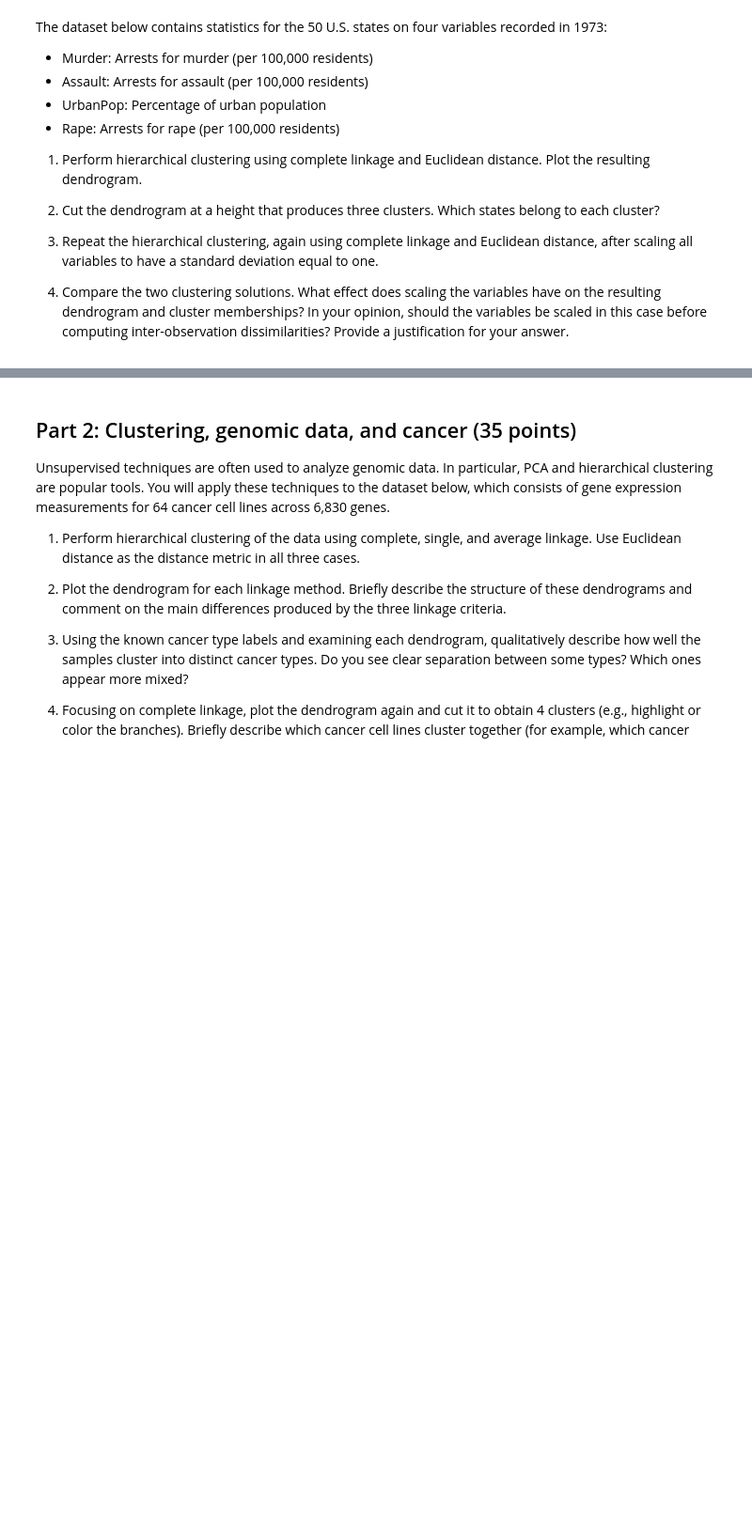
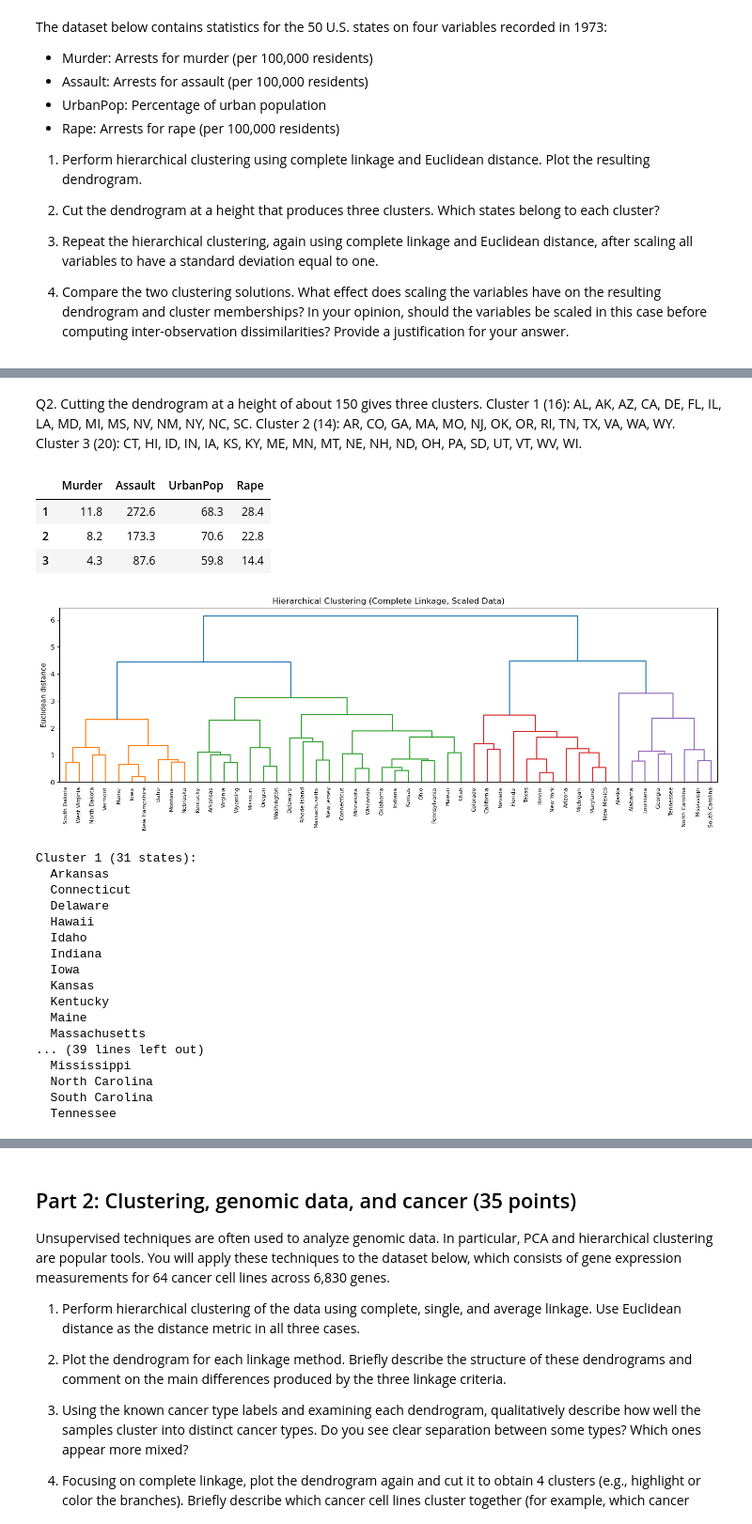
Before and after one commit to AudreyStelle/ML-Lab-3-Non-linear-Dimensionality-Reduction---t-SNE-and-UMAP, a Jupyter notebook: 08-clustering-real-data.ipynb, the cells around one changed output, grey strips where cells are left out. Shown at 94% size. Drawn from its saved outputs; the diff is of its cells as text; code cells hidden in the pictures; blank space fills up the shorter version.

```diff
--- a/08-clustering-real-data.ipynb
+++ b/08-clustering-real-data.ipynb
@@ -47,0 +71,8 @@ X.head() # This is the dataset to use
+# %%
+# Cut the tree so we get exactly 3 clusters
+clusters_raw = fcluster(Z_raw, t=3, criterion="maxclust")
+
+result_raw = pd.DataFrame({"state": states, "cluster": clusters_raw})
+for c in sorted(result_raw.cluster.unique()):
+    members = result_raw[result_raw.cluster == c].state.to_list()
+    print(f"Cluster {c} ({len(members)} states): {', '.join(members)}")
@@ -47,0 +83,47 @@ X.head() # This is the dataset to use
+# %% [markdown]
+Q2. Cutting the dendrogram at a height of about 150 gives three clusters. Cluster 1 (16): AL, AK, AZ, CA, DE, FL, IL, LA, MD, MI, MS, NV, NM, NY, NC, SC. Cluster 2 (14): AR, CO, GA, MA, MO, NJ, OK, OR, RI, TN, TX, VA, WA, WY. Cluster 3 (20): CT, HI, ID, IN, IA, KS, KY, ME, MN, MT, NE, NH, ND, OH, PA, SD, UT, VT, WV, WI.
+# %%
+X.groupby(clusters_raw).mean().round(1)
+# %% [output]
+|  | Murder | Assault | UrbanPop | Rape |
+| 1 | 11.8 | 272.6 | 68.3 | 28.4 |
+| 2 | 8.2 | 173.3 | 70.6 | 22.8 |
+| 3 | 4.3 | 87.6 | 59.8 | 14.4 |
+# %%
+from sklearn.preprocessing import StandardScaler
+
+# Scale every column to mean 0 and standard deviation 1
+X_scaled = StandardScaler().fit_transform(X)
+
+Z_scaled = linkage(X_scaled, method="complete", metric="euclidean")
+
+plt.figure(figsize=(14, 5))
+dendrogram(Z_scaled, labels=states, leaf_rotation=90, leaf_font_size=8)
+plt.title("Hierarchical Clustering (Complete Linkage, Scaled Data)")
+plt.ylabel("Euclidean distance")
+plt.tight_layout()
+plt.show()
+
+clusters_scaled = fcluster(Z_scaled, t=3, criterion="maxclust")
+for c in sorted(set(clusters_scaled)):
+    members = [s for s, k in zip(states, clusters_scaled) if k == c]
+    print(f"\nCluster {c} ({len(members)} states):\n  " + "\n  ".join(members))
+# %% [output]
+[figure, added]
+Cluster 1 (31 states):
+  Arkansas
+  Connecticut
+  Delaware
+  Hawaii
+  Idaho
+  Indiana
+  Iowa
+  Kansas
+  Kentucky
+  Maine
+  Massachusetts
+... (39 lines left out)
+  Mississippi
+  North Carolina
+  South Carolina
+  Tennessee
```
Also changed, not shown: parts of 8 cells of this notebook.
